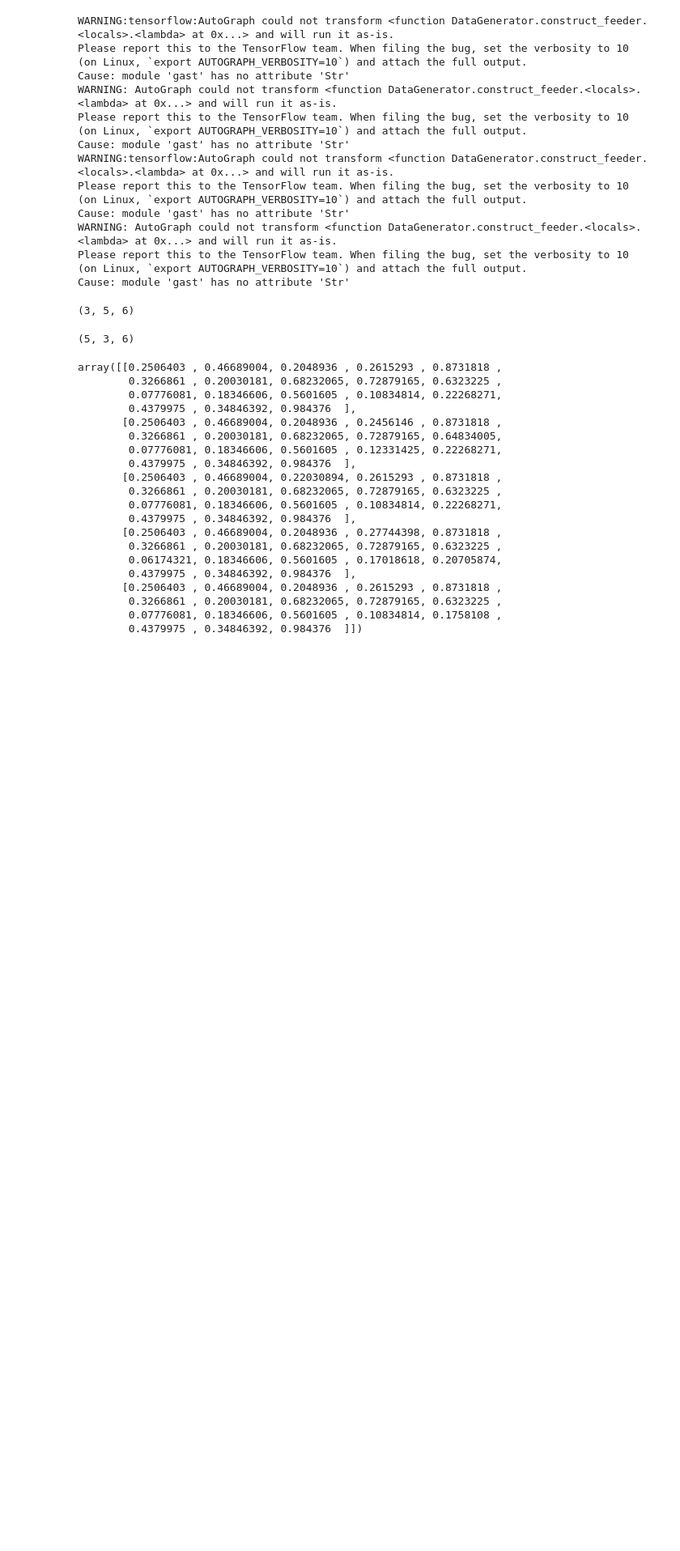
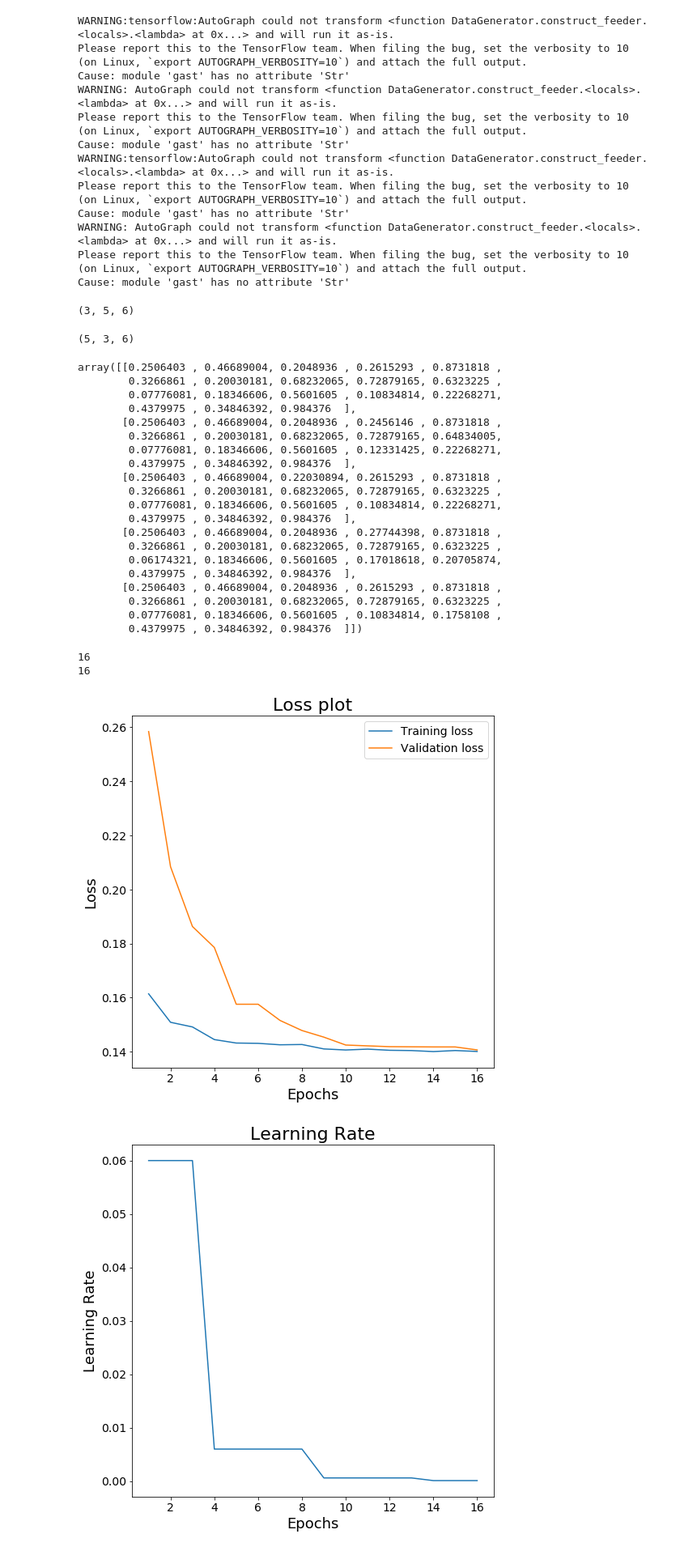
Before and after one commit to khatrishubham88/uncertainty-aware-protein-structure-prediction, a Jupyter notebook: Untitled.ipynb, the cells around one changed output. Shown: that part at 81% size. Saved outputs shown, nothing was run; the diff lists cells and outputs as text; code cells hidden in the pictures; blank space fills up the shorter version.

```diff
--- a/Untitled.ipynb
+++ b/Untitled.ipynb
@@ -613,0 +617,35 @@ array([[0.2506403 , 0.46689004, 0.2048936 , 0.2615293 , 0.8731818 ,
+# %%
+loss = [0.16137753427028656, 0.1508493274450302, 0.1491297036409378, 0.14445514976978302, 0.14317423105239868, 0.14306320250034332, 0.14252369105815887, 0.14263318479061127, 0.1409928947687149, 0.14060086011886597, 0.1409199982881546, 0.14049330353736877, 0.14039155840873718, 0.14001856744289398, 0.14040112495422363, 0.14005810022354126]
+
+val_loss = [0.25842994451522827, 0.20840094451522827, 0.18629467487335205, 0.17852797985076904, 0.15753165304660797, 0.15753165304660797, 0.15153165304660797, 0.14780843603610992, 0.14535877108573914, 0.14243257117271423, 0.14213257117271423, 0.14183257117271423, 0.14177876377105713, 0.14173240795135498, 0.14172500748634338, 0.14062358510494232]
+lr = [0.06, 0.06, 0.06, 0.006, 0.006, 0.006, 0.006, 0.006, 0.0006, 0.0006, 0.0006, 0.0006, 0.0006, 1e-04, 1e-04, 1e-04]
+# %%
+print(len(loss))
+print(len(val_loss))
+# %% [output]
+16
+16
+# %%
+x_range = range(1,len(loss) + 1)
+plt.figure(figsize=(8, 8))
+plt.rc('xtick',labelsize=14)
+plt.rc('ytick',labelsize=14)
+plt.title("Loss plot", fontsize=22)
+plt.plot(x_range, loss, label="Training loss")
+plt.plot(x_range, val_loss, label="Validation loss")
+plt.xlabel("Epochs", fontsize=18)
+plt.ylabel("Loss", fontsize=18)
+plt.legend(prop={'size': 14})
+plt.savefig("loss.png")
+plt.show()
+plt.figure(figsize=(8, 8))
+plt.title("Learning Rate", fontsize=22)
+plt.xlabel("Epochs", fontsize=18)
+plt.ylabel("Learning Rate", fontsize=18)
+plt.plot(x_range, lr)
+plt.savefig("learning_rate.png")
+plt.show()
+plt.close("all")
+# %% [output]
+[figure, added]
+[figure, added]
```
Also changed, not shown: parts of 4 cells of this notebook, 7 other files.
